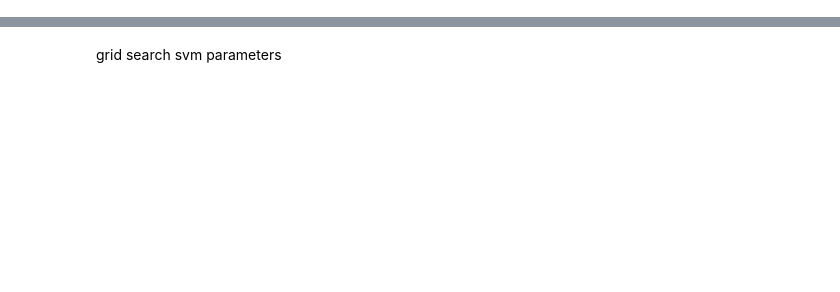
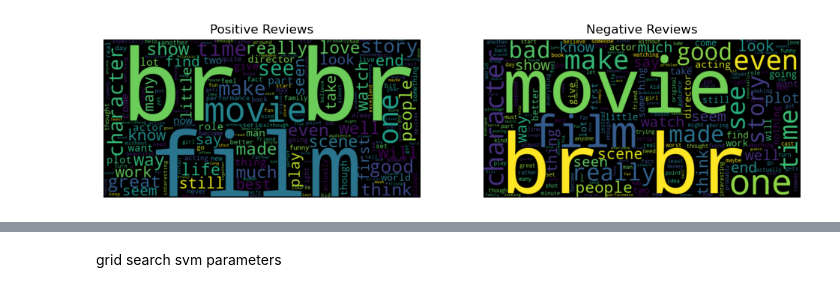
Before and after one commit to HaoleHawaiian/Text-Classification, a Jupyter notebook: IMDB Review Classification.ipynb, the cells around one changed output, grey strips where cells are left out. Drawn from its saved outputs; the diff is of its cells as text; code cells hidden in the pictures; blank space fills up the shorter version.

```diff
--- a/IMDB Review Classification.ipynb
+++ b/IMDB Review Classification.ipynb
@@ -54,22 +125,27 @@ No nulls is good nulls
 # %%
-# from wordcloud import WordCloud
+# Word Clouds
 
-# positive_reviews = ' '.join(train_data[train_data['label'] == 1]['text'])
-# negative_reviews = ' '.join(train_data[train_data['label'] == 0]['text'])
+# Split reviews
+positive_reviews = ' '.join(train_data[train_data['label'] == 1]['text'])
+negative_reviews = ' '.join(train_data[train_data['label'] == 0]['text'])
 
-# wordcloud_positive = WordCloud(width=800, height=400).generate(positive_reviews)
-# wordcloud_negative = WordCloud(width=800, height=400).generate(negative_reviews)
+# Create the clouds
+wordcloud_positive = WordCloud(width=800, height=400).generate(positive_reviews)
+wordcloud_negative = WordCloud(width=800, height=400).generate(negative_reviews)
 
-# plt.figure(figsize=(12, 6))
-# plt.subplot(1, 2, 1)
-# plt.imshow(wordcloud_positive, interpolation='bilinear')
-# plt.axis('off')
-# plt.title('Positive Reviews')
+# Plot both
+plt.figure(figsize=(12, 6))
+plt.subplot(1, 2, 1)
+plt.imshow(wordcloud_positive, interpolation='bilinear')
+plt.axis('off')
+plt.title('Positive Reviews')
 
-# plt.subplot(1, 2, 2)
-# plt.imshow(wordcloud_negative, interpolation='bilinear')
-# plt.axis('off')
-# plt.title('Negative Reviews')
+plt.subplot(1, 2, 2)
+plt.imshow(wordcloud_negative, interpolation='bilinear')
+plt.axis('off')
+plt.title('Negative Reviews')
 
-# plt.show()
+plt.show()
+# %% [output]
+[figure, added]
 # %% [markdown]
```
Also changed, not shown: parts of 30 cells of this notebook.
